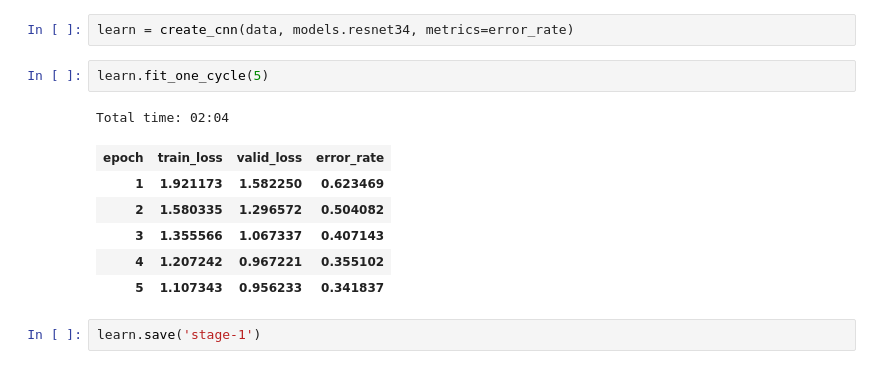
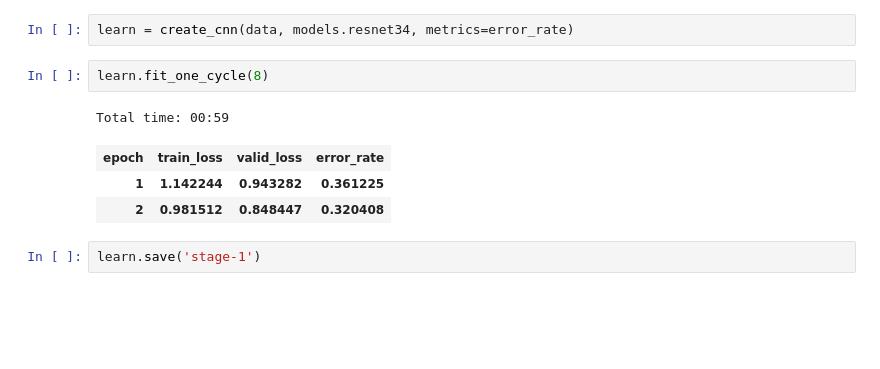
Before and after one commit to chwang733/DeepLearning_EndtoEnd, a Jupyter notebook: jupyter_notebooks/Emotion-FacialExpression.ipynb, the cells around one changed output. Cells and saved outputs as stored; diff of their text form; blank space fills up the shorter version.

```diff
--- a/jupyter_notebooks/Emotion-FacialExpression.ipynb
+++ b/jupyter_notebooks/Emotion-FacialExpression.ipynb
@@ -127,15 +127,12 @@ training size: 3920 validate size: 980
 # %%
 learn = create_cnn(data, models.resnet34, metrics=error_rate)
 # %%
-learn.fit_one_cycle(5)
+learn.fit_one_cycle(8)
 # %% [output]
-Total time: 02:04
+Total time: 00:59
 | epoch | train_loss | valid_loss | error_rate |
-| 1 | 1.921173 | 1.582250 | 0.623469 |
-| 2 | 1.580335 | 1.296572 | 0.504082 |
-| 3 | 1.355566 | 1.067337 | 0.407143 |
-| 4 | 1.207242 | 0.967221 | 0.355102 |
-| 5 | 1.107343 | 0.956233 | 0.341837 |
+| 1 | 1.142244 | 0.943282 | 0.361225 |
+| 2 | 0.981512 | 0.848447 | 0.320408 |
 # %%
 learn.save('stage-1')
 # %%
```
Also changed, not shown: parts of 8 cells of this notebook, 1 other file.
